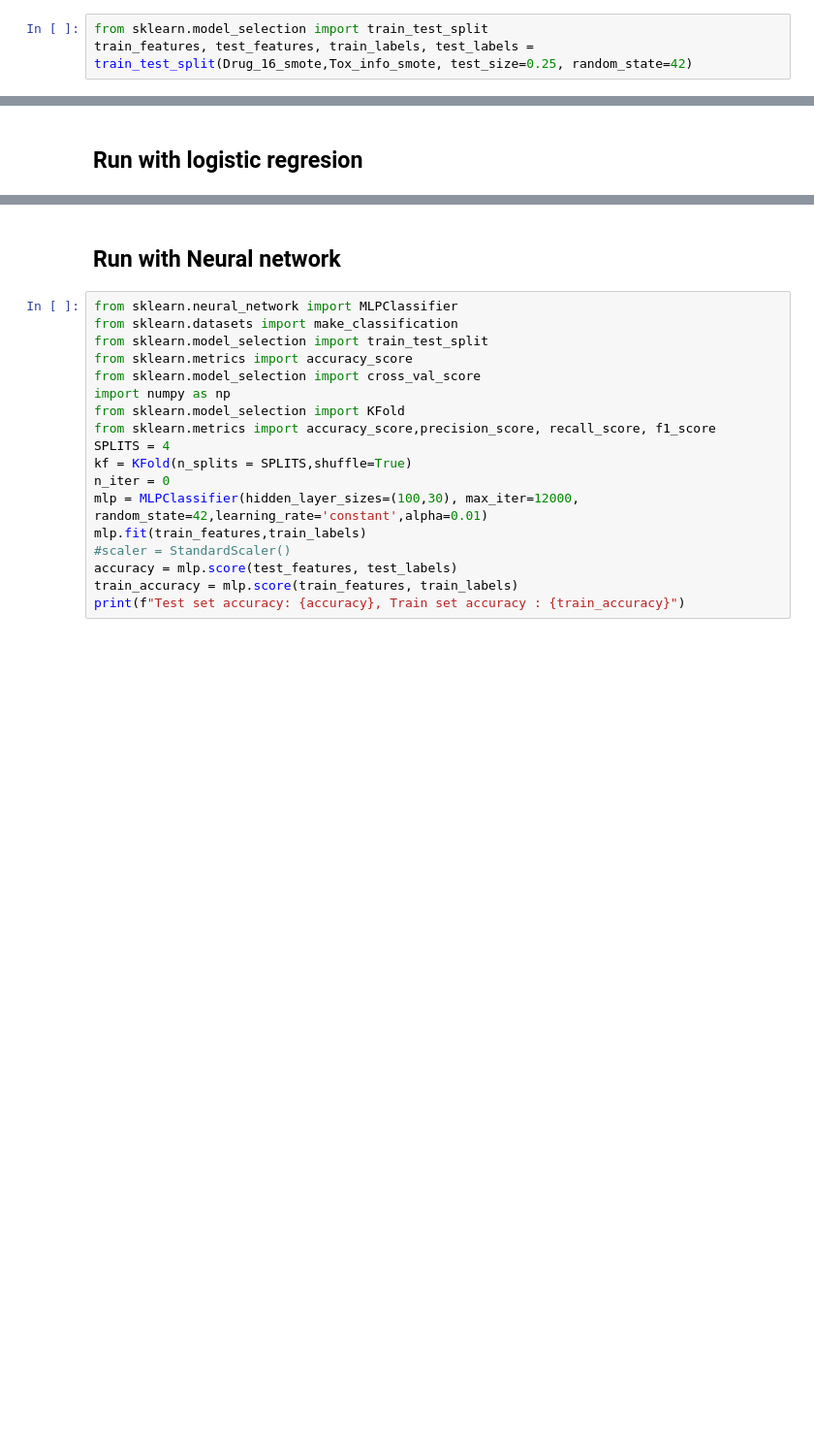
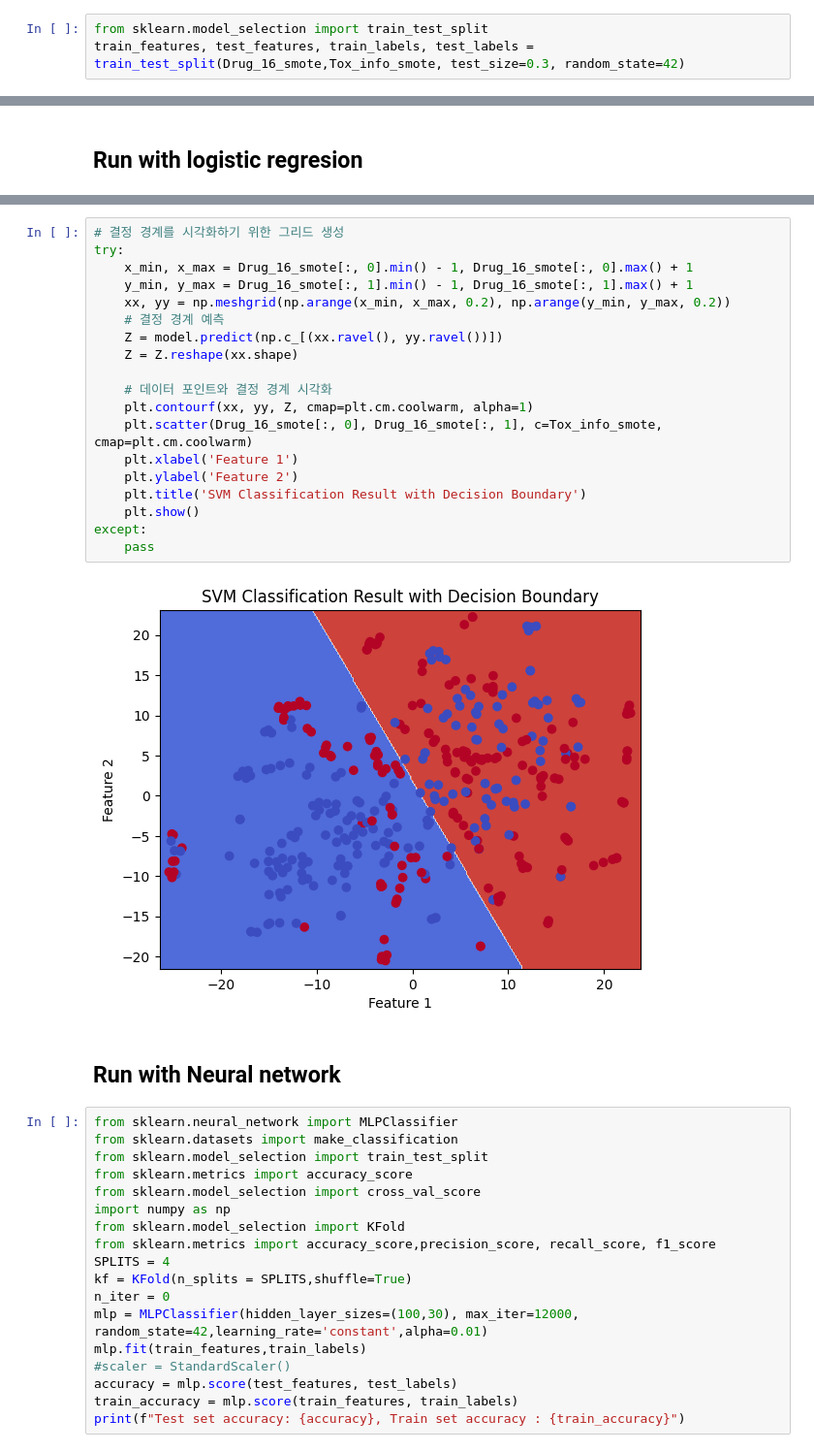
Before and after one commit to pop756/QM, a Jupyter notebook: Machine_learning.ipynb, the cells around one changed output, grey strips where cells are left out. Shown at 97% size. Drawn from its saved outputs; the diff is of its cells as text; blank space fills up the shorter version.

```diff
--- a/Machine_learning.ipynb
+++ b/Machine_learning.ipynb
@@ -49,4 +83,4 @@ smote = SMOTE()
 Drug_16_smote,Tox_info_smote = smote.fit_resample(Drug_16, Tox_info)
 # %%
 from sklearn.model_selection import train_test_split
-train_features, test_features, train_labels, test_labels = train_test_split(Drug_16_smote,Tox_info_smote, test_size=0.25, random_state=42)
+train_features, test_features, train_labels, test_labels = train_test_split(Drug_16_smote,Tox_info_smote, test_size=0.3, random_state=42)
@@ -90,3 +137,24 @@ f1_score : 0.804
+# %%
+# 결정 경계를 시각화하기 위한 그리드 생성
+try:
+    x_min, x_max = Drug_16_smote[:, 0].min() - 1, Drug_16_smote[:, 0].max() + 1
+    y_min, y_max = Drug_16_smote[:, 1].min() - 1, Drug_16_smote[:, 1].max() + 1
+    xx, yy = np.meshgrid(np.arange(x_min, x_max, 0.2), np.arange(y_min, y_max, 0.2))
+    # 결정 경계 예측
+    Z = model.predict(np.c_[(xx.ravel(), yy.ravel())])
+    Z = Z.reshape(xx.shape)
+
+    # 데이터 포인트와 결정 경계 시각화
+    plt.contourf(xx, yy, Z, cmap=plt.cm.coolwarm, alpha=1)
+    plt.scatter(Drug_16_smote[:, 0], Drug_16_smote[:, 1], c=Tox_info_smote, cmap=plt.cm.coolwarm)
+    plt.xlabel('Feature 1')
+    plt.ylabel('Feature 2')
+    plt.title('SVM Classification Result with Decision Boundary')
+    plt.show()
+except:
+    pass
+# %% [output]
+[figure, added]
 # %% [markdown]
 ## Run with Neural network
 # %%
```
Also changed, not shown: parts of 22 cells of this notebook, 6 other files.
